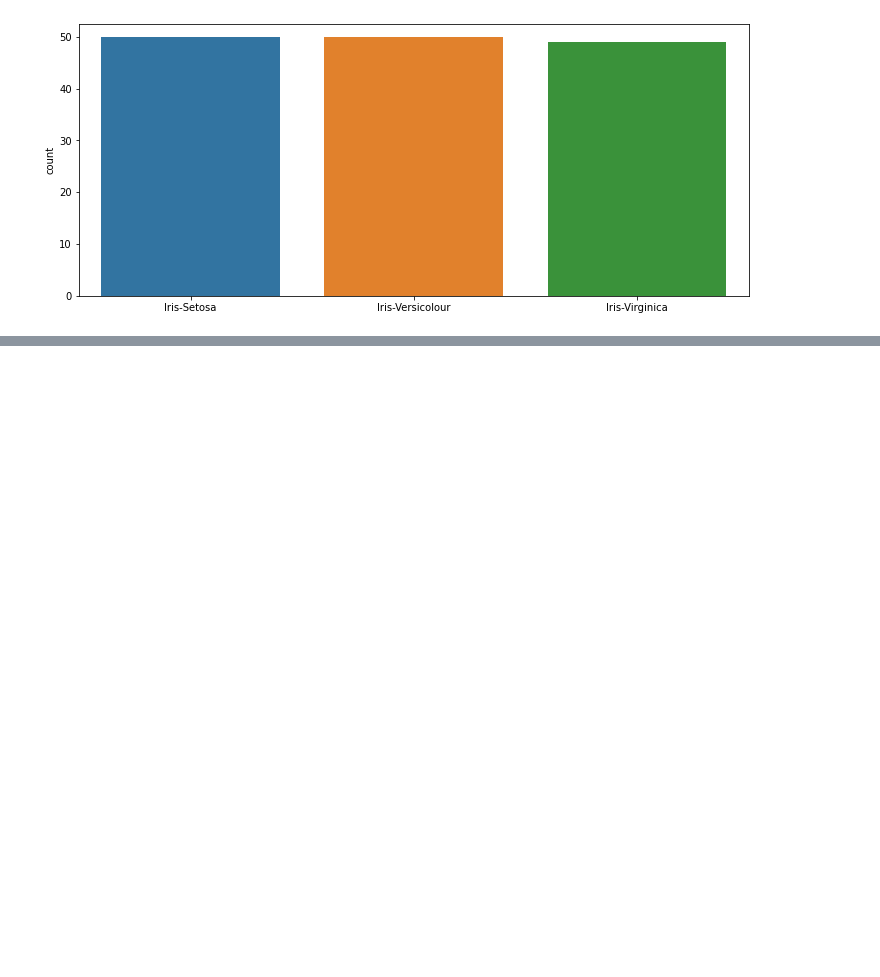
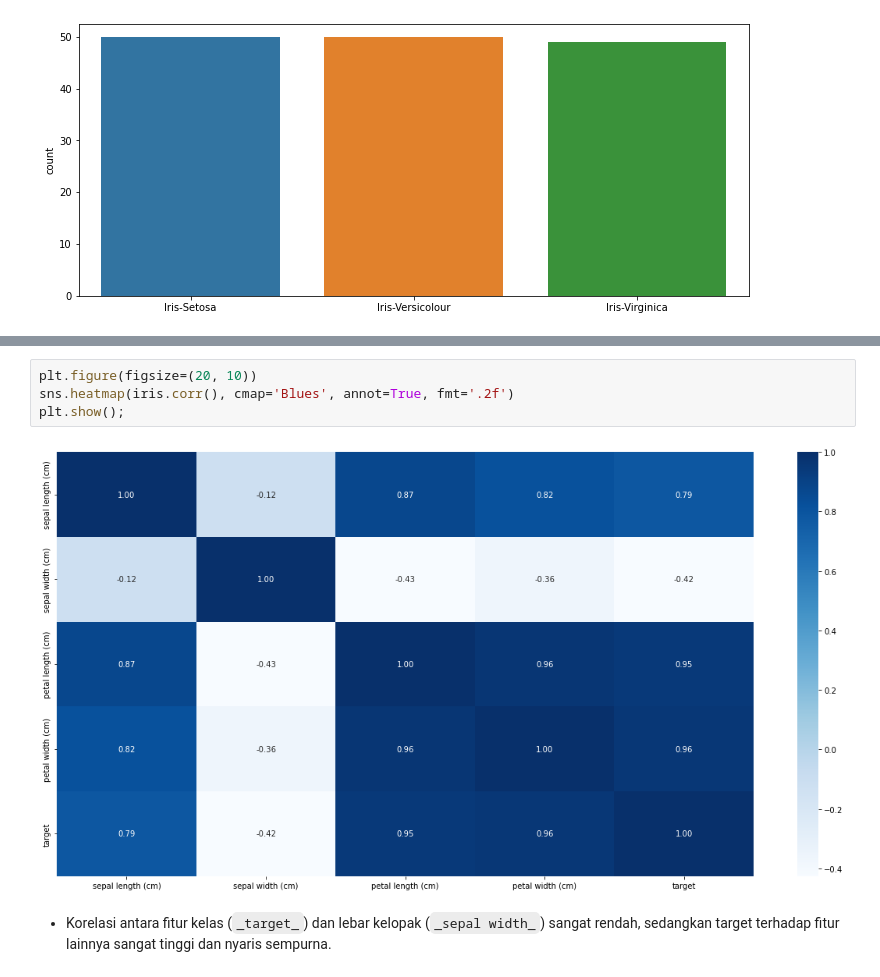
Before and after one commit to dendihandian/data-portfolio, a Jupyter notebook: sklearn-iris/analisis-dataset-iris.ipynb, the cells around one changed output, grey strips where cells are left out. Drawn from its saved outputs; the diff is of its cells as text; blank space fills up the shorter version.

```diff
--- a/sklearn-iris/analisis-dataset-iris.ipynb
+++ b/sklearn-iris/analisis-dataset-iris.ipynb
@@ -170,0 +212,8 @@ plt.show();
+# %%
+plt.figure(figsize=(20, 10))
+sns.heatmap(iris.corr(), cmap='Blues', annot=True, fmt='.2f')
+plt.show();
+# %% [output]
+[figure, added]
+# %% [markdown]
+- Korelasi antara fitur kelas (`_target_`) dan lebar kelopak (`_sepal width_`) sangat rendah, sedangkan target terhadap fitur lainnya sangat tinggi dan nyaris sempurna.
```
Also changed, not shown: parts of 6 cells of this notebook.
